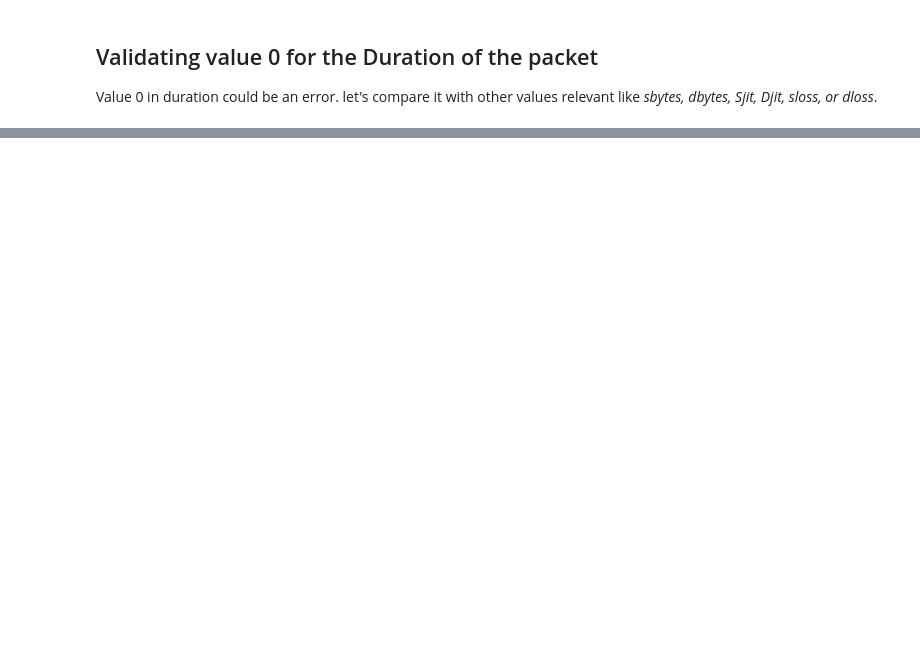
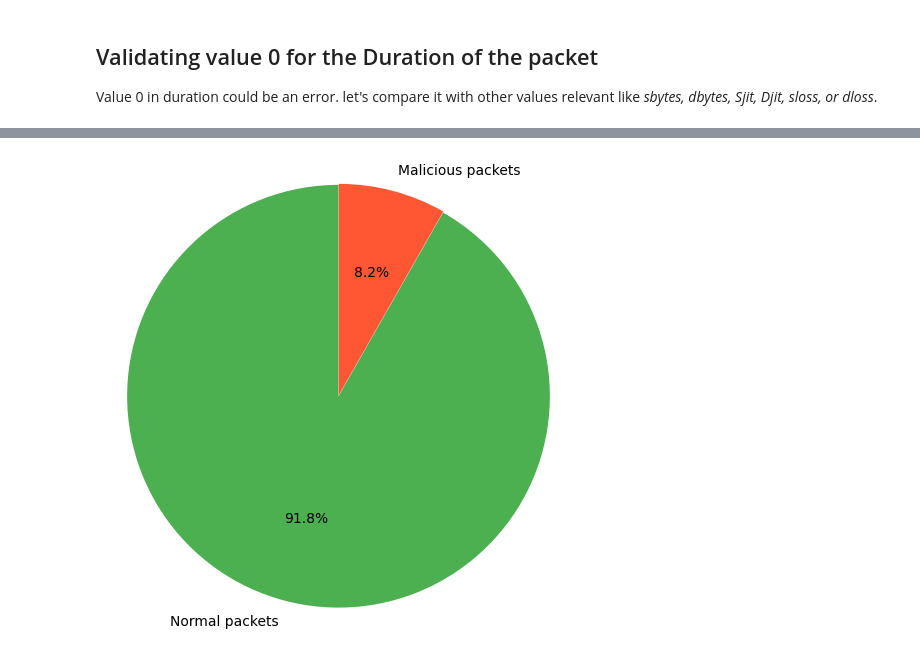
Before and after one commit to Mugna46/AI_project, a Jupyter notebook: AI.ipynb, the cells around one changed output, grey strips where cells are left out. Cells and saved outputs as stored; diff of their text form; code cells hidden in the pictures; blank space fills up the shorter version.

```diff
--- a/AI.ipynb
+++ b/AI.ipynb
@@ -104,0 +114,11 @@ No packet loss is encountered and we have only jitter for the source (*Sjit*) ->
+# %%
+labels = ['Normal packets', 'Malicious packets']
+sizes = [label_0_count, label_1_count]
+colors = ['#4CAF50', '#FF5733']
+
+plt.figure(figsize=(6, 6))
+plt.pie(sizes, labels=labels, colors=colors, autopct='%1.1f%%', startangle=90, explode=(0.005, 0))
+plt.axis('equal')
+plt.show()
+# %% [output]
+[figure, added]
```
Also changed, not shown: parts of 12 cells of this notebook.
